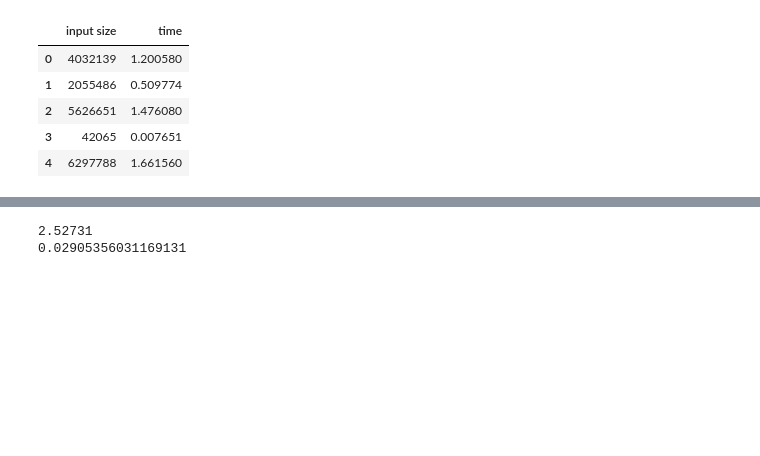
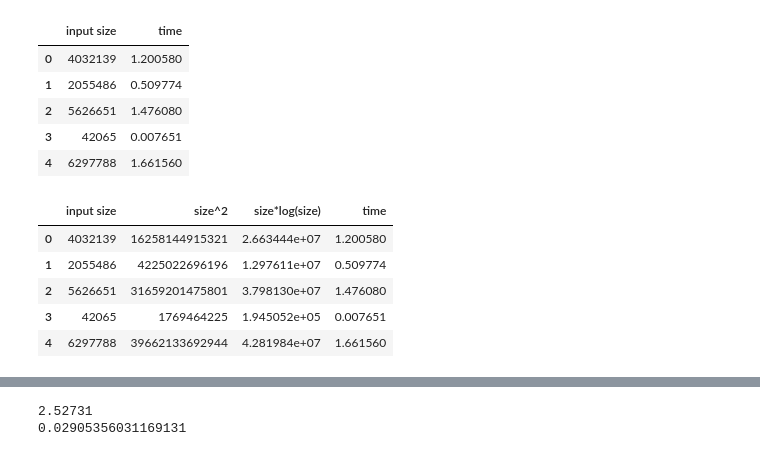
Before and after one commit to HuyKhoi-code/CS114.K21, a Jupyter notebook: predict_time.ipynb, the cells around one changed output, grey strips where cells are left out. Drawn from its saved outputs; the diff is of its cells as text; code cells hidden in the pictures; blank space fills up the shorter version.

```diff
--- a/predict_time.ipynb
+++ b/predict_time.ipynb
@@ -20,6 +21,19 @@ data.head()
 | 2 | 5626651 | 1.476080 |
 | 3 | 42065 | 0.007651 |
 | 4 | 6297788 | 1.661560 |
+# %%
+data["size^2"] = data['input size'] * data['input size']
+data["size*log(size)"] = data['input size'] * np.log10(data['input size'])
+columns_title = ['input size' , 'size^2' , 'size*log(size)' , 'time']
+data = data.reindex(columns = columns_title)
+data.head()
+# %% [output]
+|  | input size | size^2 | size*log(size) | time |
+| 0 | 4032139 | 16258144915321 | 2.663444e+07 | 1.200580 |
+| 1 | 2055486 | 4225022696196 | 1.297611e+07 | 0.509774 |
+| 2 | 5626651 | 31659201475801 | 3.798130e+07 | 1.476080 |
+| 3 | 42065 | 1769464225 | 1.945052e+05 | 0.007651 |
+| 4 | 6297788 | 39662133692944 | 4.281984e+07 | 1.661560 |
 # %%
 from pandas.plotting import scatter_matrix
 from matplotlib import pyplot
```
Also changed, not shown: parts of 10 cells of this notebook.
